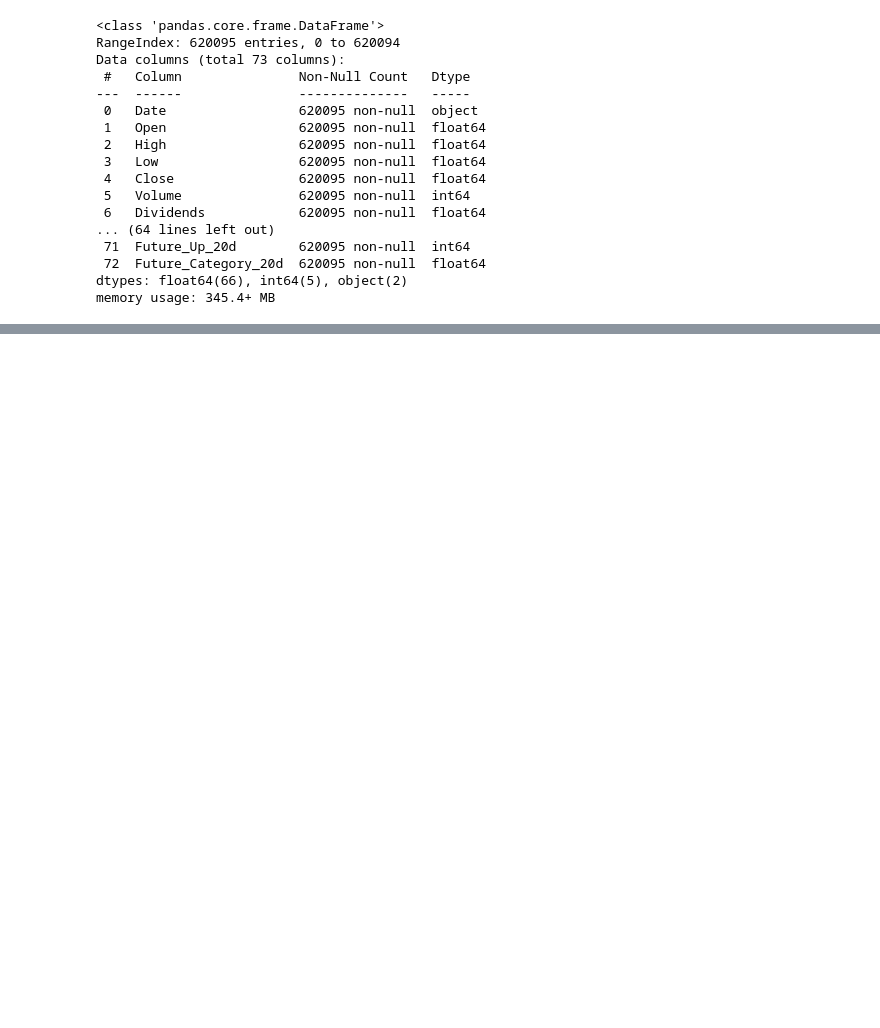
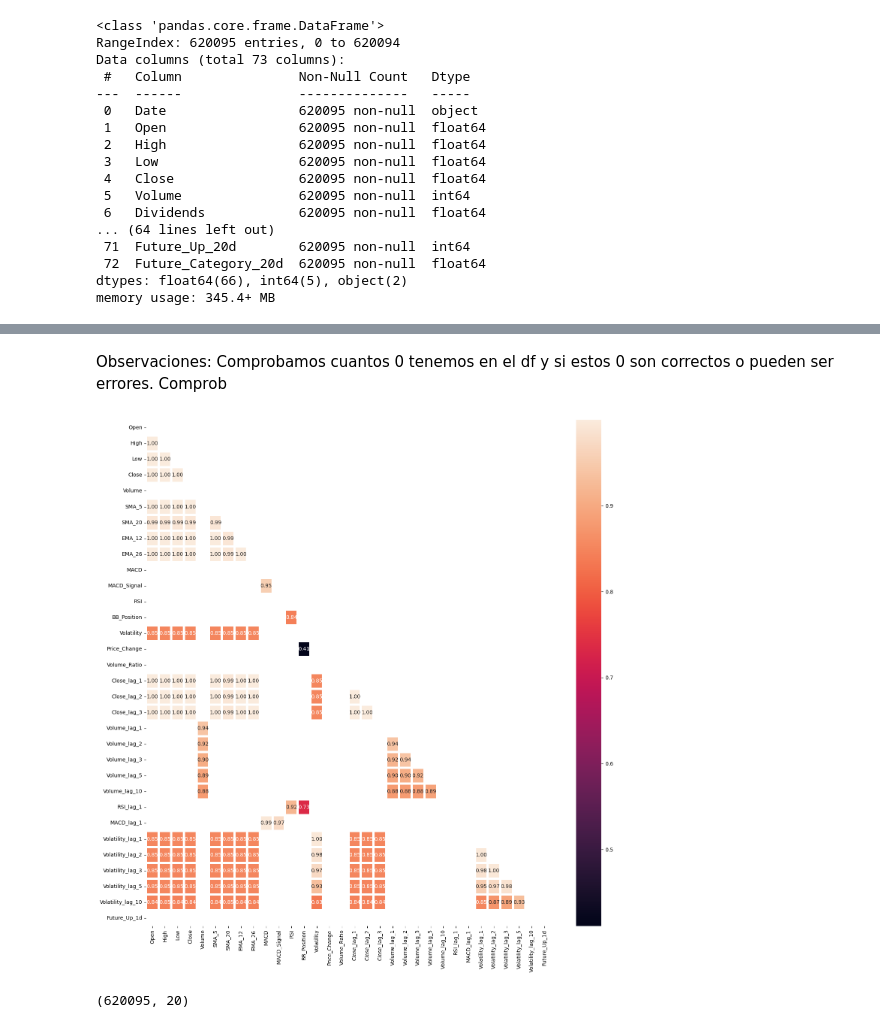
Before and after one commit to 4GeeksAcademy/sp-ml-20-final-project-g3, a Jupyter notebook: src/eda-obj1-español.ipynb, the cells around one changed output, grey strips where cells are left out. Cells and saved outputs as stored; diff of their text form; code cells hidden in the pictures; blank space fills up the shorter version.

Commit message:
[eda] feat: split terminado en zip y eda obj1

```diff
--- a/src/eda-obj1-español.ipynb
+++ b/src/eda-obj1-español.ipynb
@@ -195,0 +235,11 @@ df.describe()
+# %%
+# Eliminamos columnas que en primera instancia no vamos a utilizar para nuestro analisis ni modelado.
+
+df = df.drop(['Date','Dividends', 'Stock Splits', 'SMA_10', 'SMA_50', 'MACD_Histogram', 'BB_Middle',
+              'BB_Upper', 'BB_Lower', 'BB_Width', 'Price_Change_5d', 'High_Low_Ratio', 'Open_Close_Ratio', 'Volume_SMA',
+              'Close_lag_5', 'Close_lag_10','Price_Change_lag_1', 'Price_Change_lag_2',
+              'Price_Change_lag_3', 'Price_Change_lag_5', 'Price_Change_lag_10', 'RSI_lag_2', 'RSI_lag_3', 'RSI_lag_5', 'RSI_lag_10',
+              'MACD_lag_2', 'MACD_lag_3', 'MACD_lag_5', 'MACD_lag_10', 'Future_Category_1d', 'Future_Return_5d',
+              'Future_Up_5d', 'Future_Category_5d', 'Future_Return_10d','Future_Up_10d', 'Future_Category_10d',
+              'Future_Return_20d', 'Future_Up_20d', 'Future_Category_20d','Future_Return_1d'], axis=1)
+df
@@ -195,0 +296,21 @@ df.describe()
+# %% [markdown]
+Observaciones:
+Comprobamos cuantos 0 tenemos en el df y si estos 0 son correctos o pueden ser errores.
+Comprob
+# %%
+# 1. Creamos el df filtrado (esto ya contiene solo los datos numéricos menos Ticker)
+df_filtrado = df.drop(columns=['Ticker'])
+
+# 2. Calculamos la correlación directamente sobre ese objeto
+# Nota: numeric_only=True asegura que ignore cualquier otra columna de texto si existiera
+corr_numerical = df_filtrado.corr(numeric_only=True)
+high_correlation = corr_numerical[corr_numerical.abs() > 0.40]
+mask = np.triu(np.ones_like(corr_numerical, dtype=bool))
+
+fig, axis = plt.subplots(figsize=(15,15))
+sns.heatmap(high_correlation, annot=True, mask=mask, linewidths=3, fmt=".2f")
+
+plt.tight_layout()
+plt.show()
+# %% [output]
+[figure, added]
@@ -195,0 +323,4 @@ df.describe()
+# %%
+df_clean.shape
+# %% [output]
+(620095, 20)
```
Also changed, not shown: parts of 20 cells of this notebook, 1 other file.
